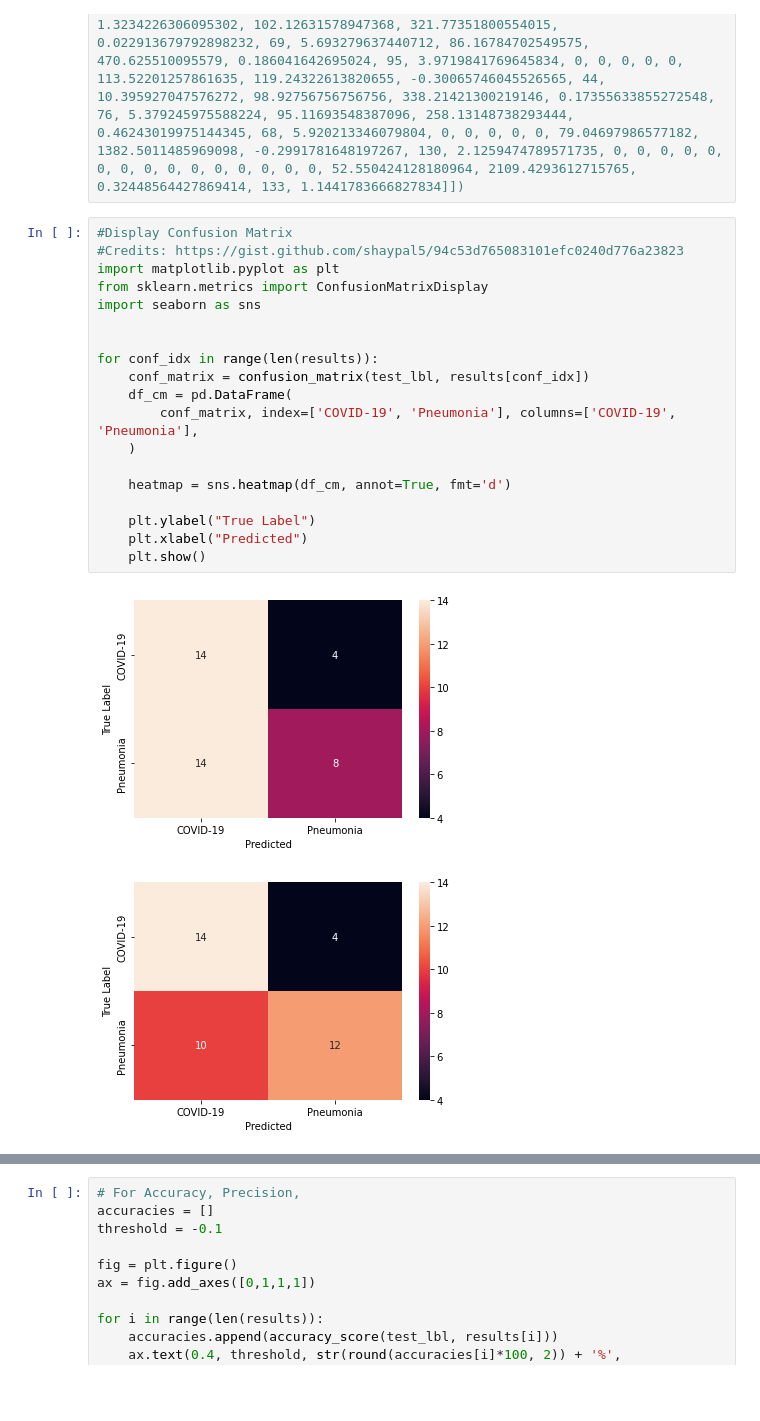
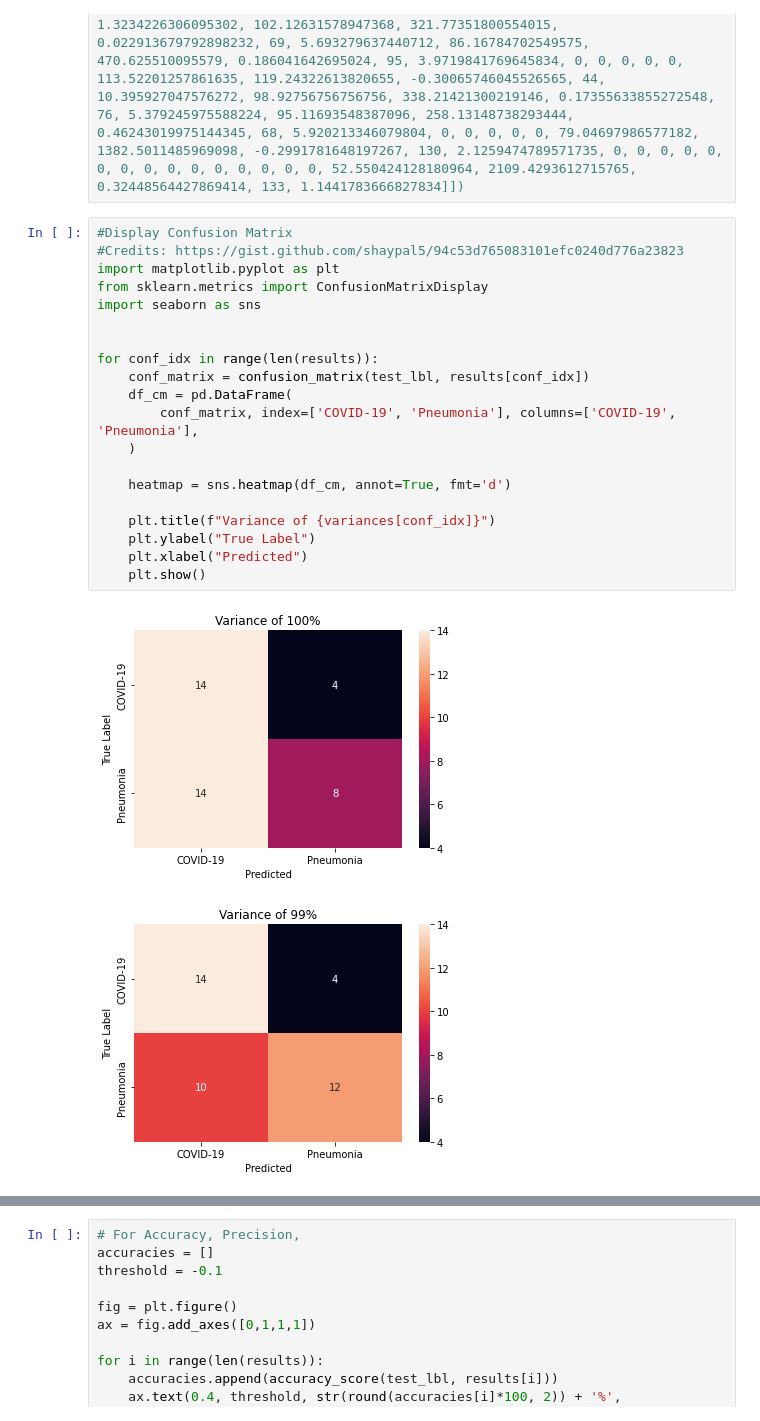
Before and after one commit to artisan7/thesis_stuff, a Jupyter notebook: model test/model-covid-pneu.ipynb, the cells around one changed output, grey strips where cells are left out. Drawn from its saved outputs; the diff is of its cells as text; blank space fills up the shorter version.

```diff
--- a/model test/model-covid-pneu.ipynb
+++ b/model test/model-covid-pneu.ipynb
@@ -235,22 +235,23 @@ weighted avg       0.59      0.55      0.53        40
 # %%
 #Display Confusion Matrix
 #Credits: https://gist.github.com/shaypal5/94c53d765083101efc0240d776a23823
 import matplotlib.pyplot as plt
 from sklearn.metrics import ConfusionMatrixDisplay
 import seaborn as sns
 
 
 for conf_idx in range(len(results)):
     conf_matrix = confusion_matrix(test_lbl, results[conf_idx])
     df_cm = pd.DataFrame(
         conf_matrix, index=['COVID-19', 'Pneumonia'], columns=['COVID-19', 'Pneumonia'],
     )
 
     heatmap = sns.heatmap(df_cm, annot=True, fmt='d')
 
+    plt.title(f"Variance of {variances[conf_idx]}")
     plt.ylabel("True Label")
     plt.xlabel("Predicted")
     plt.show()
 # %% [output]
-[figure, old version]
+[figure, new version]
-[figure, old version]
+[figure, new version]
```
Also changed, not shown: parts of 1 cell of this notebook, 1 other file.
